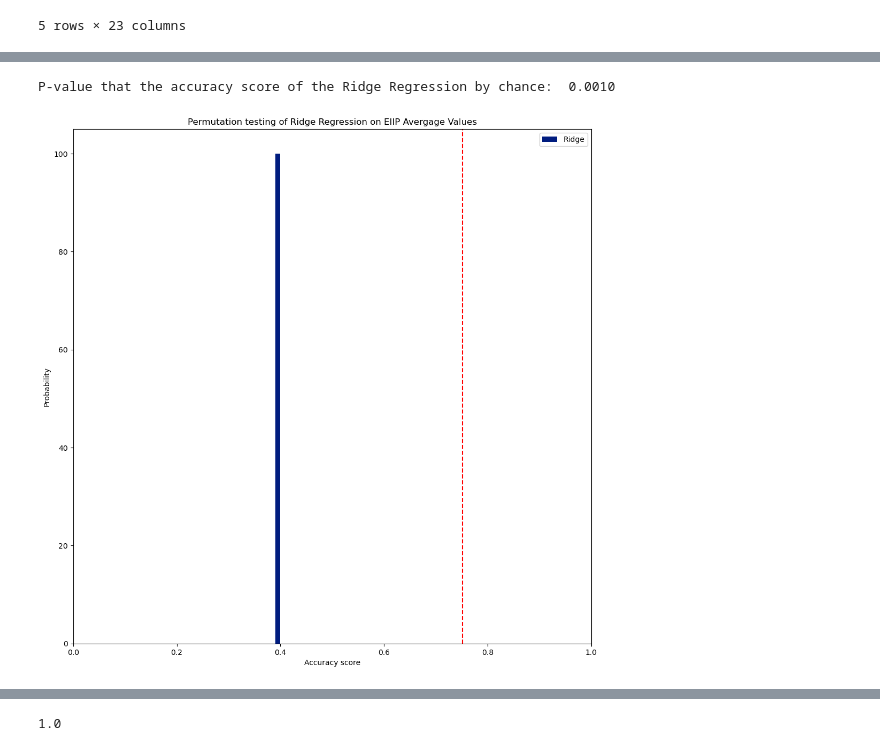
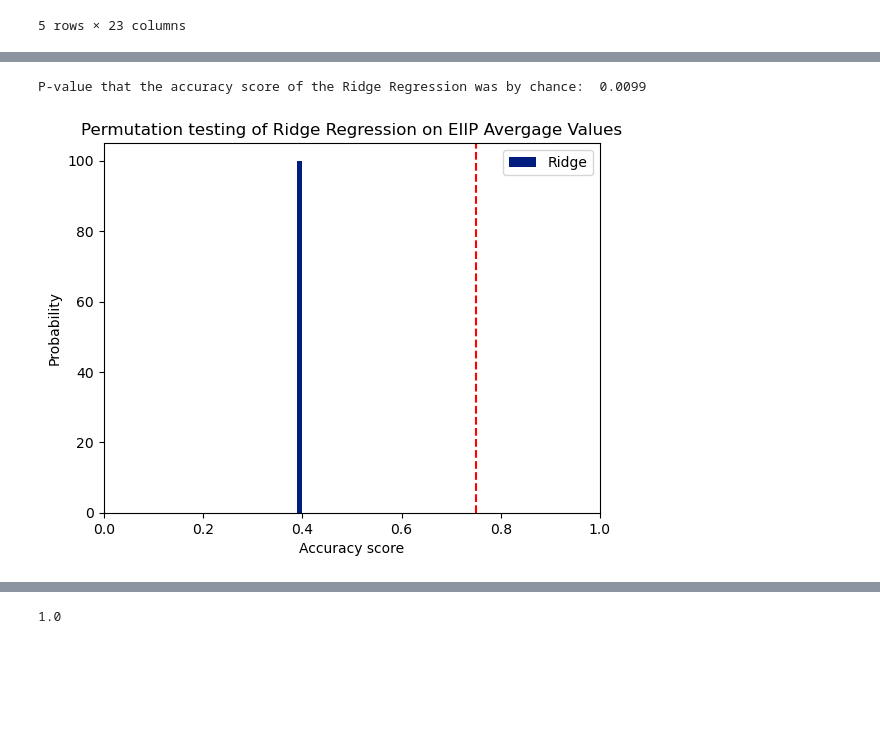
Before and after one commit to azuchows/rna_class, a Jupyter notebook: RNA_Classification.ipynb, the cells around one changed output, grey strips where cells are left out. Drawn from its saved outputs; the diff is of its cells as text; code cells hidden in the pictures; blank space fills up the shorter version.

```diff
--- a/RNA_Classification.ipynb
+++ b/RNA_Classification.ipynb
@@ -560,21 +543,22 @@ Balanced accuracy score: 0.6530325793241646
 # %%
-ridge_score_eiip, ridge_permutations_eiip, ridge_pval_eiip = permutation_test_score(ridge_eiip, x_test_extended, y_test, n_permutations=1000, n_jobs=-1, scoring='accuracy')
+ridge_score_eiip, ridge_permutations_eiip, ridge_pval_eiip = permutation_test_score(ridge_eiip, x_test_extended, y_test, n_permutations=100,
+                                                                                    n_jobs=-1, scoring='accuracy')
 
 plt.figure()
 
 plt.hist(ridge_permutations_eiip, label='Ridge', density=True, bins=100, range=(0, 1))
 
 plt.title('Permutation testing of Ridge Regression on EIIP Avergage Values')
 plt.legend()
 plt.xlim(0, 1)
 plt.xlabel('Accuracy score')
 plt.ylabel('Probability')
 plt.axvline(ridge_score_eiip, color='r', linestyle='dashed')
 
 print(f'P-value that the accuracy score of the Ridge Regression was by chance: {ridge_pval_eiip: 0.4f}')
 # %% [output]
-P-value that the accuracy score of the Ridge Regression by chance:  0.0010
+P-value that the accuracy score of the Ridge Regression was by chance:  0.0099
-[figure, old version]
+[figure, new version]
 # %%
 # metrics.multilabel_confusion_matrix(y_test, y_pred)
 # metrics.multilabel_confusion_matrix(y_test, y_pred_rfc)
```
Also changed, not shown: parts of 22 cells of this notebook, 1 other file.
